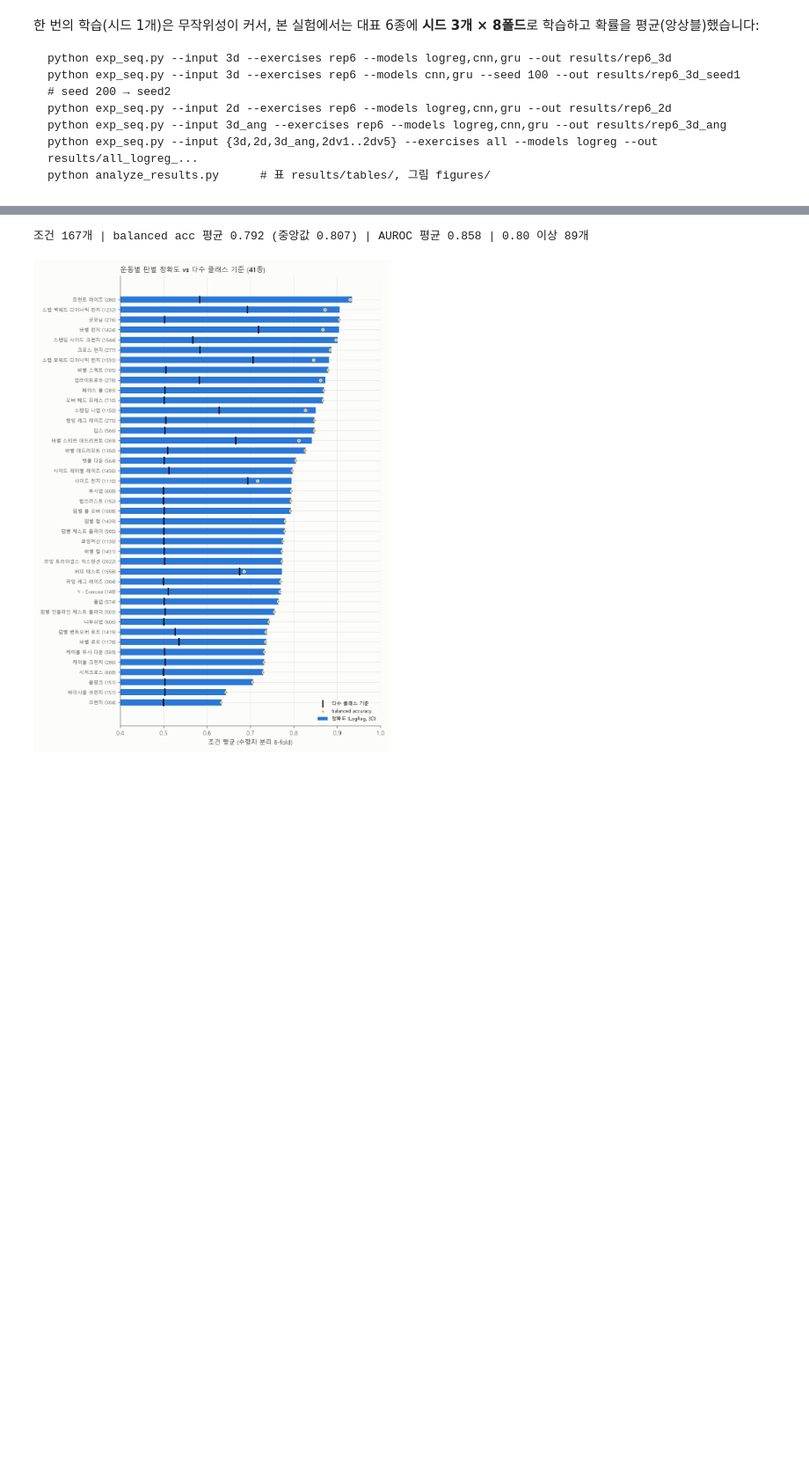
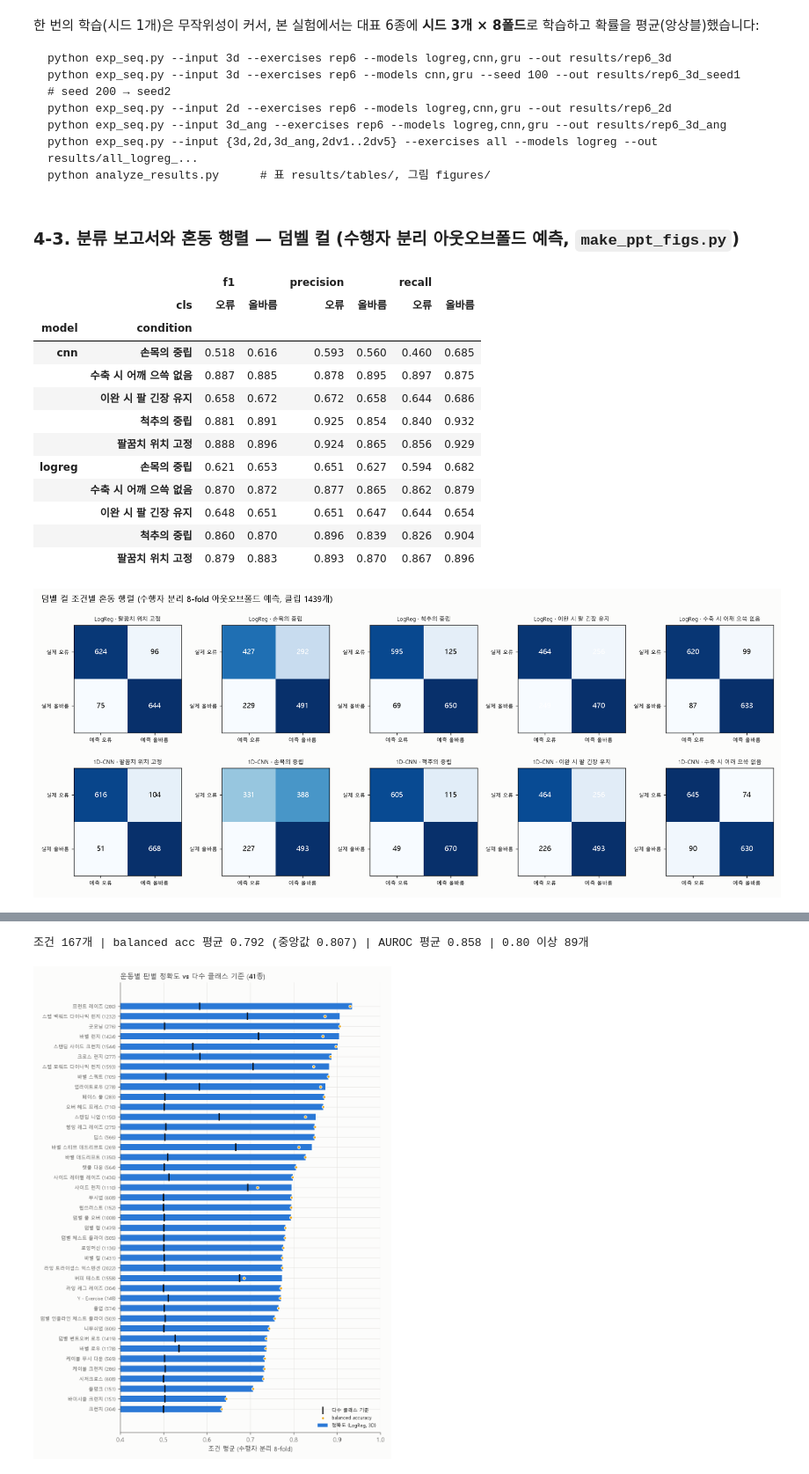
Before and after one commit to yzihun0123/analyze-fitness, a Jupyter notebook: fitness_pose_project.ipynb, the cells around one changed output, grey strips where cells are left out. Shown at 88% size. Drawn from its saved outputs; the diff is of its cells as text; code cells hidden in the pictures; blank space fills up the shorter version.

````diff
--- a/fitness_pose_project.ipynb
+++ b/fitness_pose_project.ipynb
@@ -199,3 +249,24 @@ python exp_seq.py --input 3d_ang --exercises rep6 --models logreg,cnn,gru --out
 python exp_seq.py --input {3d,2d,3d_ang,2dv1..2dv5} --exercises all --models logreg --out results/all_logreg_...
 python analyze_results.py      # 표 results/tables/, 그림 figures/
 ```
+# %% [markdown]
+### 4-3. 분류 보고서와 혼동 행렬 — 덤벨 컬 (수행자 분리 아웃오브폴드 예측, `make_ppt_figs.py`)
+# %%
+rep = pd.read_csv("results/tables/classification_report_dumbbell_curl.csv")
+display(rep[rep.cls != "accuracy"].pivot_table(index=["model", "condition"], columns="cls", values=["precision", "recall", "f1"]).round(3))
+display(Image("figures/fig9_confusion_dumbbell_curl.png", width=950))
+# %% [output]
+|  |  | f1 |  | precision |  | recall |  |
+|  | cls | 오류 | 올바름 | 오류 | 올바름 | 오류 | 올바름 |
+| model | condition |  |  |  |  |  |  |
+| cnn | 손목의 중립 | 0.518 | 0.616 | 0.593 | 0.560 | 0.460 | 0.685 |
+|  | 수축 시 어깨 으쓱 없음 | 0.887 | 0.885 | 0.878 | 0.895 | 0.897 | 0.875 |
+|  | 이완 시 팔 긴장 유지 | 0.658 | 0.672 | 0.672 | 0.658 | 0.644 | 0.686 |
+|  | 척추의 중립 | 0.881 | 0.891 | 0.925 | 0.854 | 0.840 | 0.932 |
+|  | 팔꿈치 위치 고정 | 0.888 | 0.896 | 0.924 | 0.865 | 0.856 | 0.929 |
+| logreg | 손목의 중립 | 0.621 | 0.653 | 0.651 | 0.627 | 0.594 | 0.682 |
+|  | 수축 시 어깨 으쓱 없음 | 0.870 | 0.872 | 0.877 | 0.865 | 0.862 | 0.879 |
+|  | 이완 시 팔 긴장 유지 | 0.648 | 0.651 | 0.651 | 0.647 | 0.644 | 0.654 |
+|  | 척추의 중립 | 0.860 | 0.870 | 0.896 | 0.839 | 0.826 | 0.904 |
+|  | 팔꿈치 위치 고정 | 0.879 | 0.883 | 0.893 | 0.870 | 0.867 | 0.896 |
+[figure, added]
````
Also changed, not shown: parts of 9 cells of this notebook, 26 other files.
